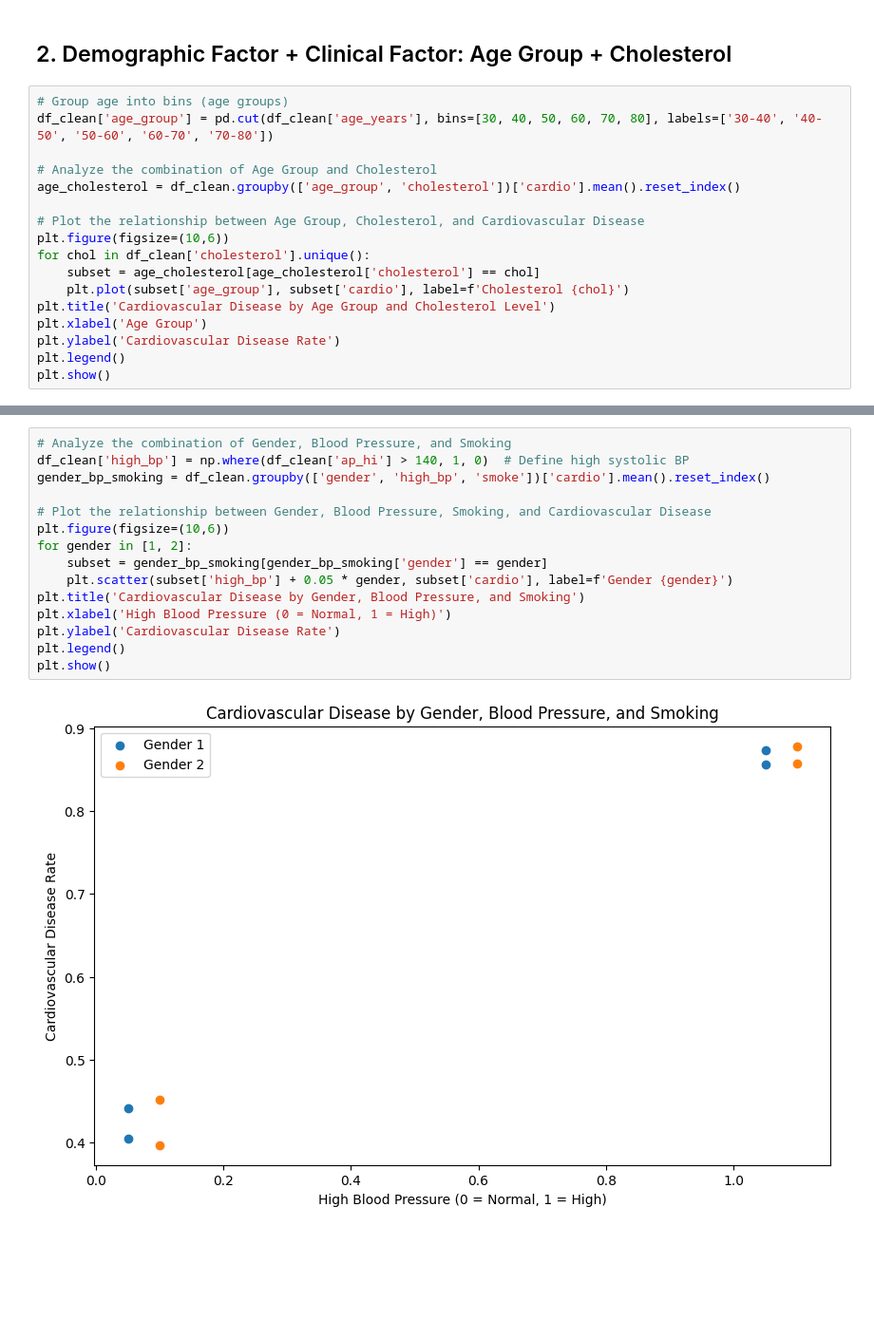
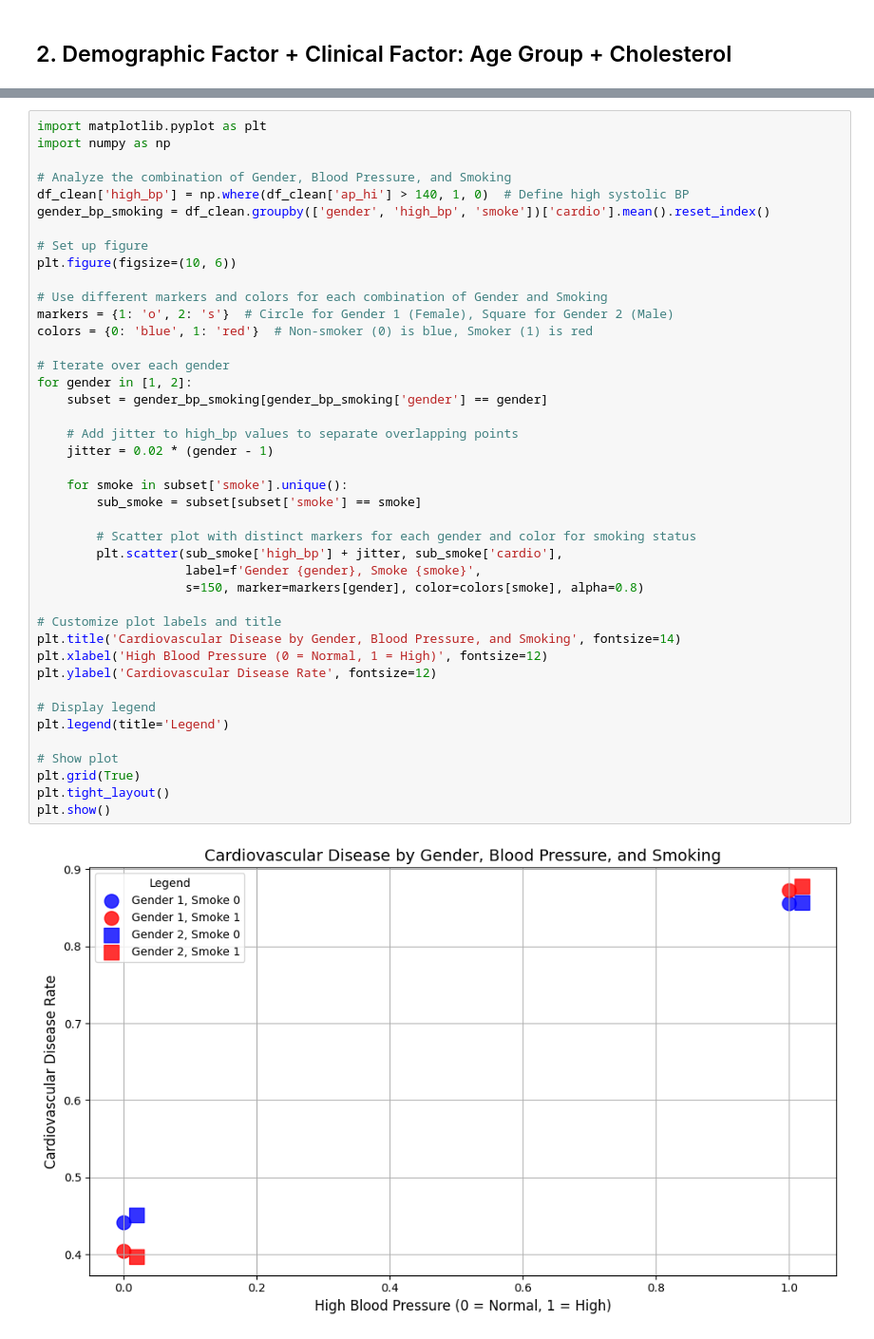
Before and after one commit to Almas-21321012/Anamika-21321012-Munwar-21070440_Team-Assignment-02_, a Jupyter notebook: business_report.ipynb, the cells around one changed output, grey strips where cells are left out. Shown: that part at 95% size. Cells and saved outputs as stored; diff of their text form; blank space fills up the shorter version.

```diff
--- a/business_report.ipynb
+++ b/business_report.ipynb
@@ -208,19 +220,2 @@ plt.show()
 # %% [markdown]
 ## 2. Demographic Factor + Clinical Factor: Age Group + Cholesterol
-# %%
-# Group age into bins (age groups)
-df_clean['age_group'] = pd.cut(df_clean['age_years'], bins=[30, 40, 50, 60, 70, 80], labels=['30-40', '40-50', '50-60', '60-70', '70-80'])
-
-# Analyze the combination of Age Group and Cholesterol
-age_cholesterol = df_clean.groupby(['age_group', 'cholesterol'])['cardio'].mean().reset_index()
-
-# Plot the relationship between Age Group, Cholesterol, and Cardiovascular Disease
-plt.figure(figsize=(10,6))
-for chol in df_clean['cholesterol'].unique():
-    subset = age_cholesterol[age_cholesterol['cholesterol'] == chol]
-    plt.plot(subset['age_group'], subset['cardio'], label=f'Cholesterol {chol}')
-plt.title('Cardiovascular Disease by Age Group and Cholesterol Level')
-plt.xlabel('Age Group')
-plt.ylabel('Cardiovascular Disease Rate')
-plt.legend()
-plt.show()
@@ -231,17 +282,44 @@ plt.show()
 # %%
+import matplotlib.pyplot as plt
+import numpy as np
+
 # Analyze the combination of Gender, Blood Pressure, and Smoking
 df_clean['high_bp'] = np.where(df_clean['ap_hi'] > 140, 1, 0)  # Define high systolic BP
 gender_bp_smoking = df_clean.groupby(['gender', 'high_bp', 'smoke'])['cardio'].mean().reset_index()
 
-# Plot the relationship between Gender, Blood Pressure, Smoking, and Cardiovascular Disease
-plt.figure(figsize=(10,6))
+# Set up figure
+plt.figure(figsize=(10, 6))
+
+# Use different markers and colors for each combination of Gender and Smoking
+markers = {1: 'o', 2: 's'}  # Circle for Gender 1 (Female), Square for Gender 2 (Male)
+colors = {0: 'blue', 1: 'red'}  # Non-smoker (0) is blue, Smoker (1) is red
+
+# Iterate over each gender
 for gender in [1, 2]:
     subset = gender_bp_smoking[gender_bp_smoking['gender'] == gender]
-    plt.scatter(subset['high_bp'] + 0.05 * gender, subset['cardio'], label=f'Gender {gender}')
-plt.title('Cardiovascular Disease by Gender, Blood Pressure, and Smoking')
-plt.xlabel('High Blood Pressure (0 = Normal, 1 = High)')
-plt.ylabel('Cardiovascular Disease Rate')
-plt.legend()
+
+    # Add jitter to high_bp values to separate overlapping points
+    jitter = 0.02 * (gender - 1)
+
+    for smoke in subset['smoke'].unique():
+        sub_smoke = subset[subset['smoke'] == smoke]
+
+        # Scatter plot with distinct markers for each gender and color for smoking status
+        plt.scatter(sub_smoke['high_bp'] + jitter, sub_smoke['cardio'],
+                    label=f'Gender {gender}, Smoke {smoke}',
+                    s=150, marker=markers[gender], color=colors[smoke], alpha=0.8)
+
+# Customize plot labels and title
+plt.title('Cardiovascular Disease by Gender, Blood Pressure, and Smoking', fontsize=14)
+plt.xlabel('High Blood Pressure (0 = Normal, 1 = High)', fontsize=12)
+plt.ylabel('Cardiovascular Disease Rate', fontsize=12)
+
+# Display legend
+plt.legend(title='Legend')
+
+# Show plot
+plt.grid(True)
+plt.tight_layout()
 plt.show()
 # %% [output]
-[figure, old version]
+[figure, new version]
```
Also changed, not shown: parts of 6 cells of this notebook.
